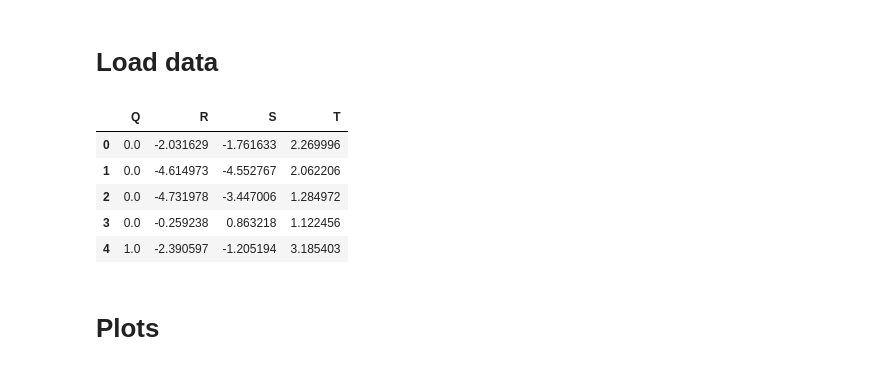
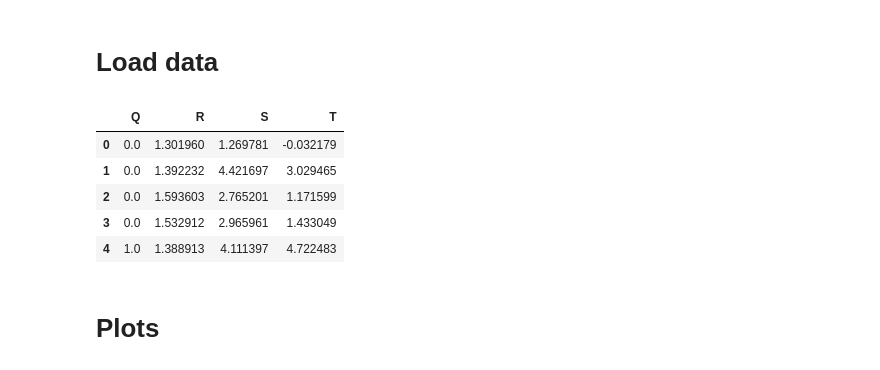
Before and after one commit to The-very-most-awesome-team-of-cool-kids/02463_Causality, a Jupyter notebook: Test project.ipynb, the cells around one changed output. Saved outputs shown, nothing was run; the diff lists cells and outputs as text; code cells hidden in the pictures.

Commit message:
update test project

```diff
--- a/Test project.ipynb
+++ b/Test project.ipynb
@@ -10,19 +11,24 @@ import seaborn as sns; sns.set(style="ticks", color_codes=True)
 # %%
 # Data with no interventions
 data_none = pd.read_csv("test_data/data_46.csv", index_col = 0)
+data_s1 = pd.read_csv("test_data/data_58.csv", index_col = 0)
+data_q1 = pd.read_csv("test_data/data_59.csv", index_col = 0)
+data_r1 = pd.read_csv("test_data/data_60.csv", index_col = 0)
+data_t1 = pd.read_csv("test_data/data_61.csv", index_col = 0)
+data_h1 = pd.read_csv("test_data/data_62.csv", index_col = 0)
 
-data_none.head()
+data_h1.head()
 
 # number of data points
 # n_points = 20
 # data_none = data_none.loc[:n_points, :]
 # %% [output]
 |  | Q | R | S | T |
-| 0 | 0.0 | -2.031629 | -1.761633 | 2.269996 |
-| 1 | 0.0 | -4.614973 | -4.552767 | 2.062206 |
-| 2 | 0.0 | -4.731978 | -3.447006 | 1.284972 |
-| 3 | 0.0 | -0.259238 | 0.863218 | 1.122456 |
-| 4 | 1.0 | -2.390597 | -1.205194 | 3.185403 |
+| 0 | 0.0 | 1.301960 | 1.269781 | -0.032179 |
+| 1 | 0.0 | 1.392232 | 4.421697 | 3.029465 |
+| 2 | 0.0 | 1.593603 | 2.765201 | 1.171599 |
+| 3 | 0.0 | 1.532912 | 2.965961 | 1.433049 |
+| 4 | 1.0 | 1.388913 | 4.111397 | 4.722483 |
 # %% [markdown]
 # Plots
 # %% [markdown]
```
Also changed, not shown: parts of 6 cells of this notebook, 5 other files.
